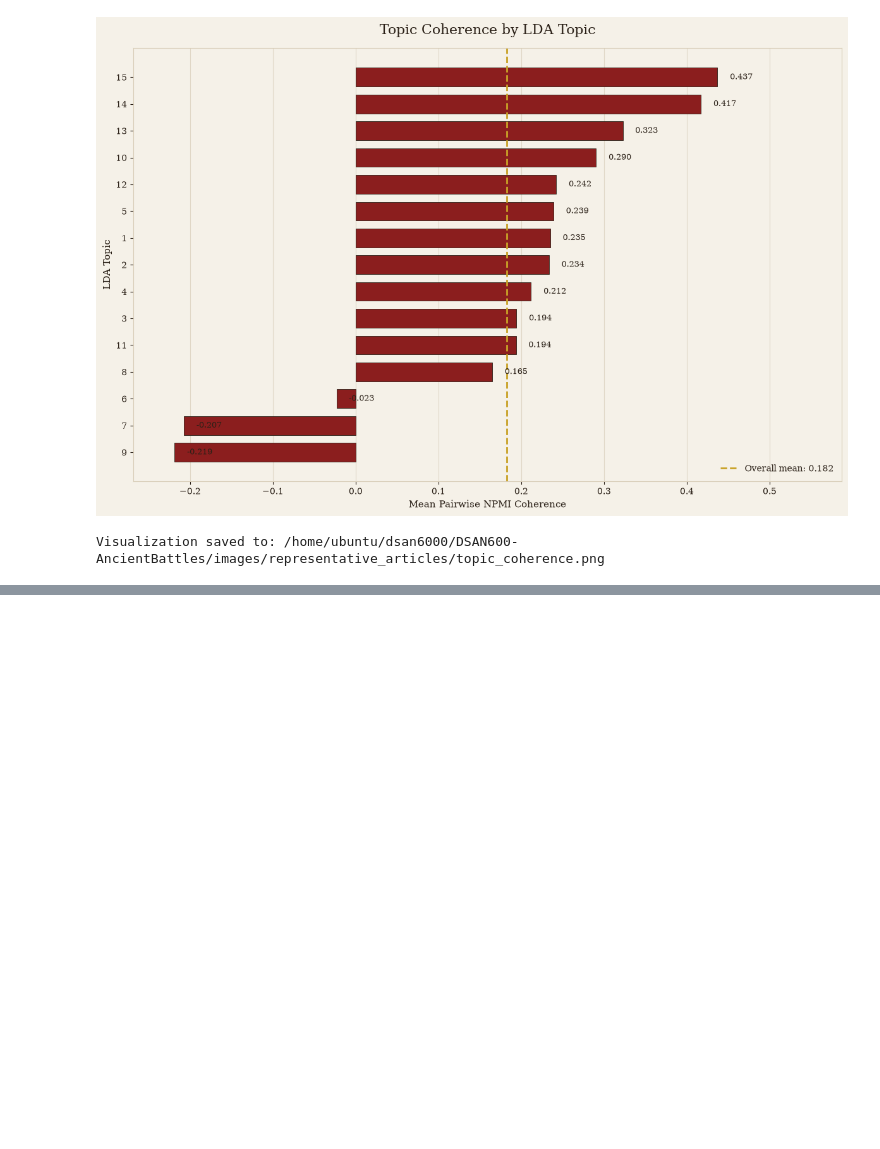
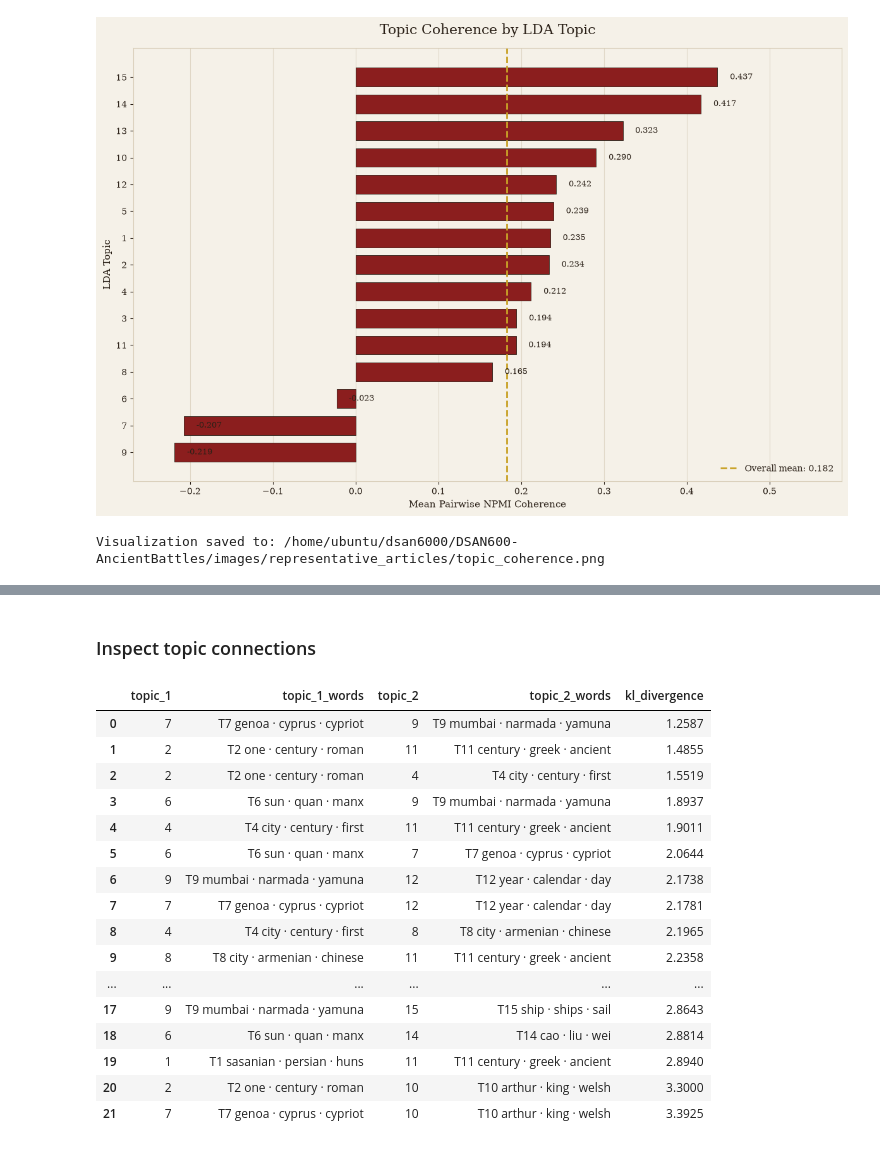
Before and after one commit to jg2292/DSAN600-AncientBattles, a Jupyter notebook: Wikipedia_Article_LDA_spark.ipynb, the cells around one changed output, grey strips where cells are left out. Drawn from its saved outputs; the diff is of its cells as text; code cells hidden in the pictures; blank space fills up the shorter version.

```diff
--- a/Wikipedia_Article_LDA_spark.ipynb
+++ b/Wikipedia_Article_LDA_spark.ipynb
@@ -2080,0 +2274,46 @@ Visualization saved to: /home/ubuntu/dsan6000/DSAN600-AncientBattles/images/repr
+# %% [markdown]
+### Inspect topic connections
+# %%
+topic_edges = []
+
+for topic_a, topic_b, attributes in G.edges(data=True):
+
+    topic_edges.append({
+
+        "topic_1": topic_a + 1,
+        "topic_1_words": topic_labels[topic_a].replace("\n", " "),
+
+        "topic_2": topic_b + 1,
+        "topic_2_words": topic_labels[topic_b].replace("\n", " "),
+
+        "kl_divergence": attributes["weight"]
+
+    })
+
+
+topic_edges_df = pd.DataFrame(topic_edges)
+
+topic_edges_df = topic_edges_df.sort_values(
+    "kl_divergence",
+    ascending=True
+).reset_index(drop=True)
+
+display(topic_edges_df.round(4))
+# %% [output]
+|  | topic_1 | topic_1_words | topic_2 | topic_2_words | kl_divergence |
+| 0 | 7 | T7 genoa · cyprus · cypriot | 9 | T9 mumbai · narmada · yamuna | 1.2587 |
+| 1 | 2 | T2 one · century · roman | 11 | T11 century · greek · ancient | 1.4855 |
+| 2 | 2 | T2 one · century · roman | 4 | T4 city · century · first | 1.5519 |
+| 3 | 6 | T6 sun · quan · manx | 9 | T9 mumbai · narmada · yamuna | 1.8937 |
+| 4 | 4 | T4 city · century · first | 11 | T11 century · greek · ancient | 1.9011 |
+| 5 | 6 | T6 sun · quan · manx | 7 | T7 genoa · cyprus · cypriot | 2.0644 |
+| 6 | 9 | T9 mumbai · narmada · yamuna | 12 | T12 year · calendar · day | 2.1738 |
+| 7 | 7 | T7 genoa · cyprus · cypriot | 12 | T12 year · calendar · day | 2.1781 |
+| 8 | 4 | T4 city · century · first | 8 | T8 city · armenian · chinese | 2.1965 |
+| 9 | 8 | T8 city · armenian · chinese | 11 | T11 century · greek · ancient | 2.2358 |
+| ... | ... | ... | ... | ... | ... |
+| 17 | 9 | T9 mumbai · narmada · yamuna | 15 | T15 ship · ships · sail | 2.8643 |
+| 18 | 6 | T6 sun · quan · manx | 14 | T14 cao · liu · wei | 2.8814 |
+| 19 | 1 | T1 sasanian · persian · huns | 11 | T11 century · greek · ancient | 2.8940 |
+| 20 | 2 | T2 one · century · roman | 10 | T10 arthur · king · welsh | 3.3000 |
+| 21 | 7 | T7 genoa · cyprus · cypriot | 10 | T10 arthur · king · welsh | 3.3925 |
```
Also changed, not shown: parts of 16 cells of this notebook, 2 other files.
